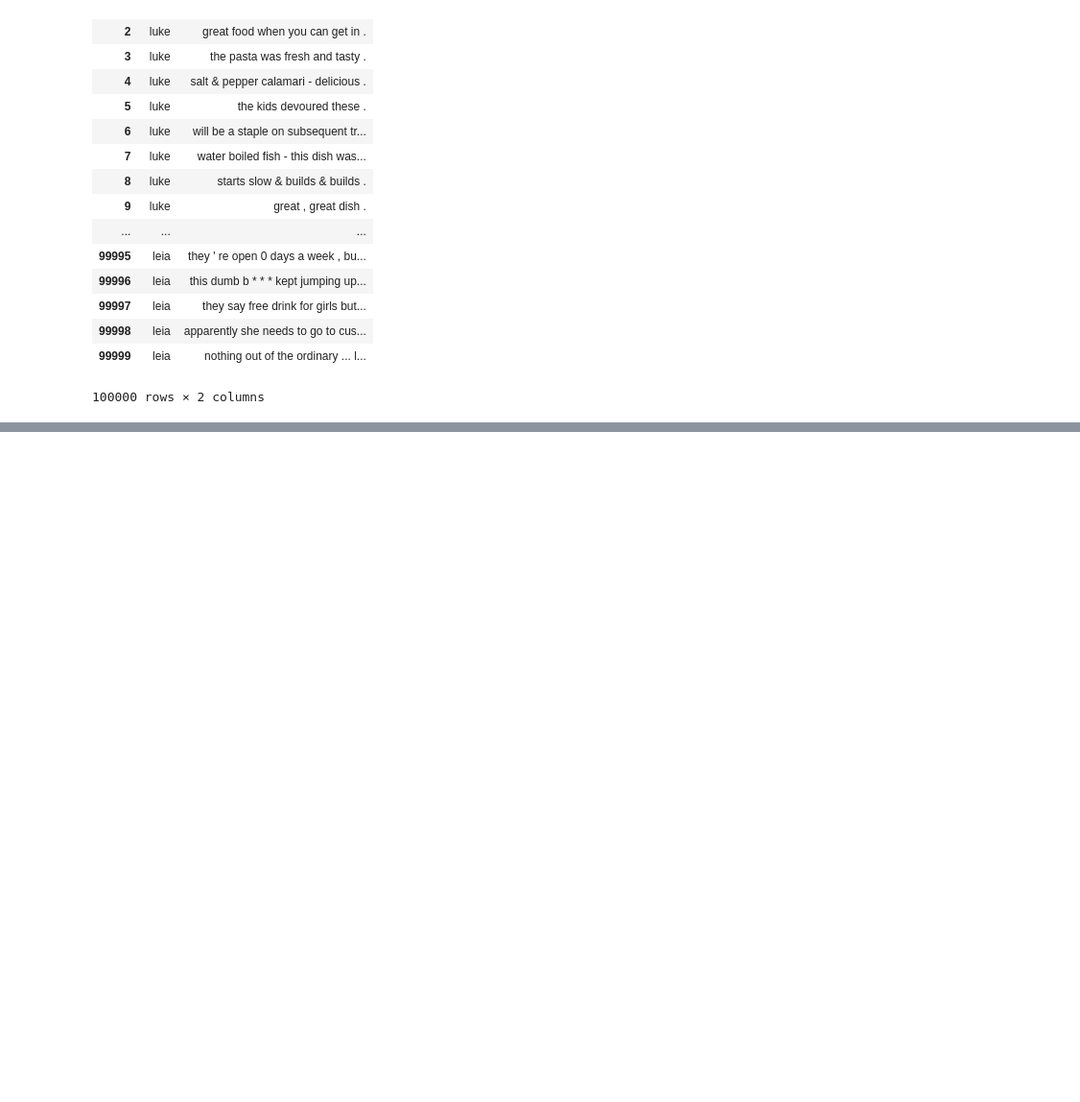
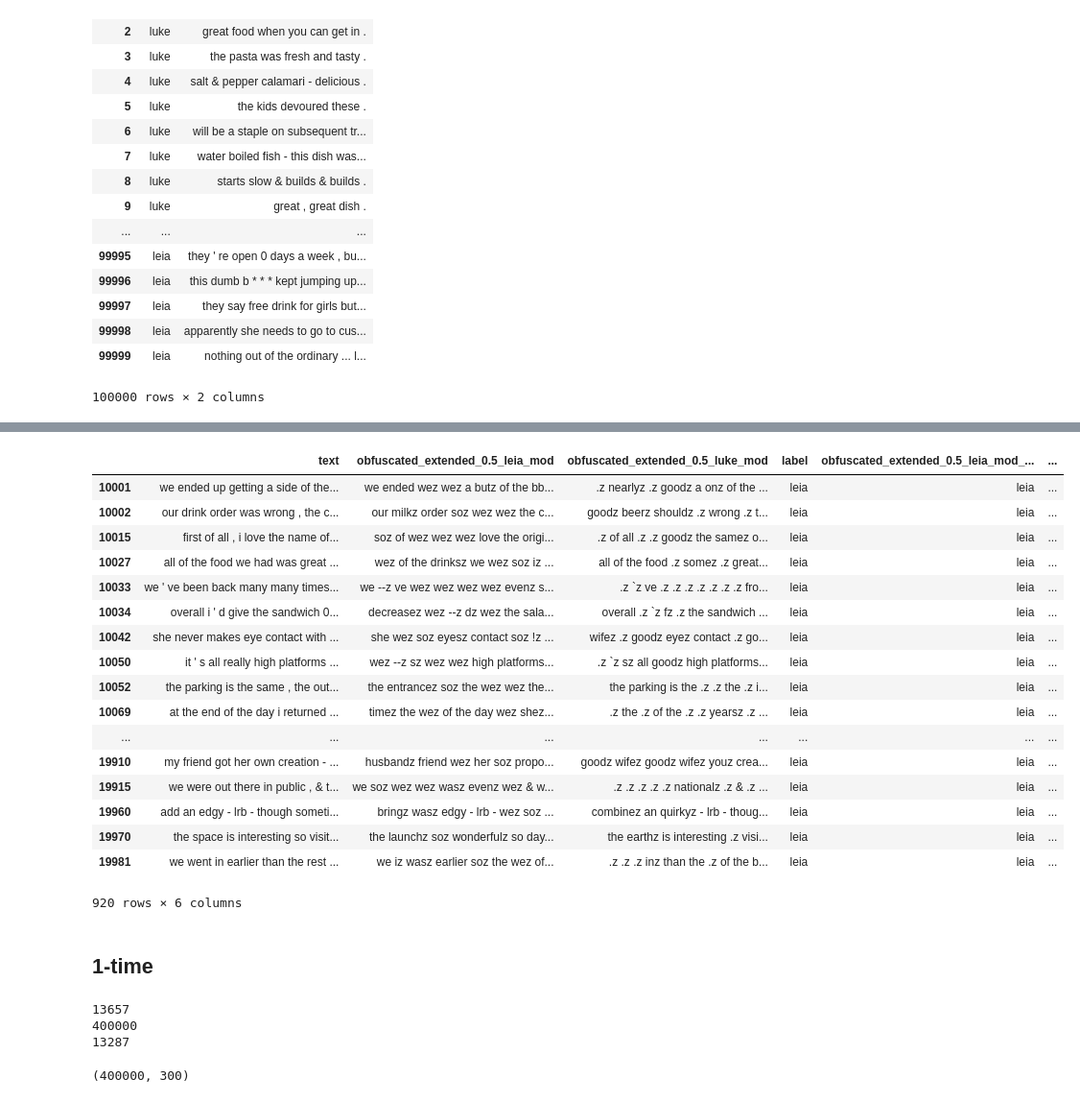
Before and after one commit to michaelmilleryoder/comp-ethics, a Jupyter notebook: jupyter/hw4.ipynb, the cells around one changed output, grey strips where cells are left out. Shown at 96% size. Cells and saved outputs as stored; diff of their text form; code cells hidden in the pictures; blank space fills up the shorter version.

```diff
--- a/jupyter/hw4.ipynb
+++ b/jupyter/hw4.ipynb
@@ -105,0 +491,43 @@ data['train']
+# %%
+# Incorrectly Leia
+sel = data['test'][(data['test']['obfuscated_extended_0.5_leia_mod_preds']=='leia') & (data['test']['obfuscated_extended_0.5_luke_mod_preds']=='leia') &\
+                      (data['test']['label']=='leia')]
+sel.loc[:, ['text','obfuscated_extended_0.5_leia_mod', 'obfuscated_extended_0.5_luke_mod',
+                    'label', 'obfuscated_extended_0.5_leia_mod_preds', 'obfuscated_extended_0.5_luke_mod_preds']]
+# %% [output]
+|  | text | obfuscated_extended_0.5_leia_mod | obfuscated_extended_0.5_luke_mod | label | obfuscated_extended_0.5_leia_mod_... | ... |
+| 10001 | we ended up getting a side of the... | we ended wez wez a butz of the bb... | .z nearlyz .z goodz a onz of the ... | leia | leia | ... |
+| 10002 | our drink order was wrong , the c... | our milkz order soz wez wez the c... | goodz beerz shouldz .z wrong .z t... | leia | leia | ... |
+| 10015 | first of all , i love the name of... | soz of wez wez wez love the origi... | .z of all .z .z goodz the samez o... | leia | leia | ... |
+| 10027 | all of the food we had was great ... | wez of the drinksz we wez soz iz ... | all of the food .z somez .z great... | leia | leia | ... |
+| 10033 | we ' ve been back many many times... | we --z ve wez wez wez wez evenz s... | .z `z ve .z .z .z .z .z .z .z fro... | leia | leia | ... |
+| 10034 | overall i ' d give the sandwich 0... | decreasez wez --z dz wez the sala... | overall .z `z fz .z the sandwich ... | leia | leia | ... |
+| 10042 | she never makes eye contact with ... | she wez soz eyesz contact soz !z ... | wifez .z goodz eyez contact .z go... | leia | leia | ... |
+| 10050 | it ' s all really high platforms ... | wez --z sz wez wez high platforms... | .z `z sz all goodz high platforms... | leia | leia | ... |
+| 10052 | the parking is the same , the out... | the entrancez soz the wez wez the... | the parking is the .z .z the .z i... | leia | leia | ... |
+| 10069 | at the end of the day i returned ... | timez the wez of the day wez shez... | .z the .z of the .z .z yearsz .z ... | leia | leia | ... |
+| ... | ... | ... | ... | ... | ... | ... |
+| 19910 | my friend got her own creation - ... | husbandz friend wez her soz propo... | goodz wifez goodz wifez youz crea... | leia | leia | ... |
+| 19915 | we were out there in public , & t... | we soz wez wez wasz evenz wez & w... | .z .z .z .z .z nationalz .z & .z ... | leia | leia | ... |
+| 19960 | add an edgy - lrb - though someti... | bringz wasz edgy - lrb - wez soz ... | combinez an quirkyz - lrb - thoug... | leia | leia | ... |
+| 19970 | the space is interesting so visit... | the launchz soz wonderfulz so day... | the earthz is interesting .z visi... | leia | leia | ... |
+| 19981 | we went in earlier than the rest ... | we iz wasz earlier soz the wez of... | .z .z .z inz than the .z of the b... | leia | leia | ... |
+920 rows × 6 columns
+# %% [markdown]
+## 1-time
+# %%
+# Estimate coverage
+data_wds = set(vec.get_feature_names())
+embed_wds = set(glove_model.vocab.keys())
+print(len(data_wds))
+print(len(embed_wds))
+coverage = data_wds.intersection(embed_wds)
+print(len(coverage))
+# %% [output]
+13657
+400000
+13287
+# %%
+glove2word2vec(glove_input_file="/usr2/mamille2/11-830_data/hw4/glove.6B.300d.txt", word2vec_output_file="/usr2/mamille2/11-830_data/hw4/gensim_glove_6Bvectors300d.txt")
+# %% [output]
+(400000, 300)
```
Also changed, not shown: parts of 36 cells of this notebook.
